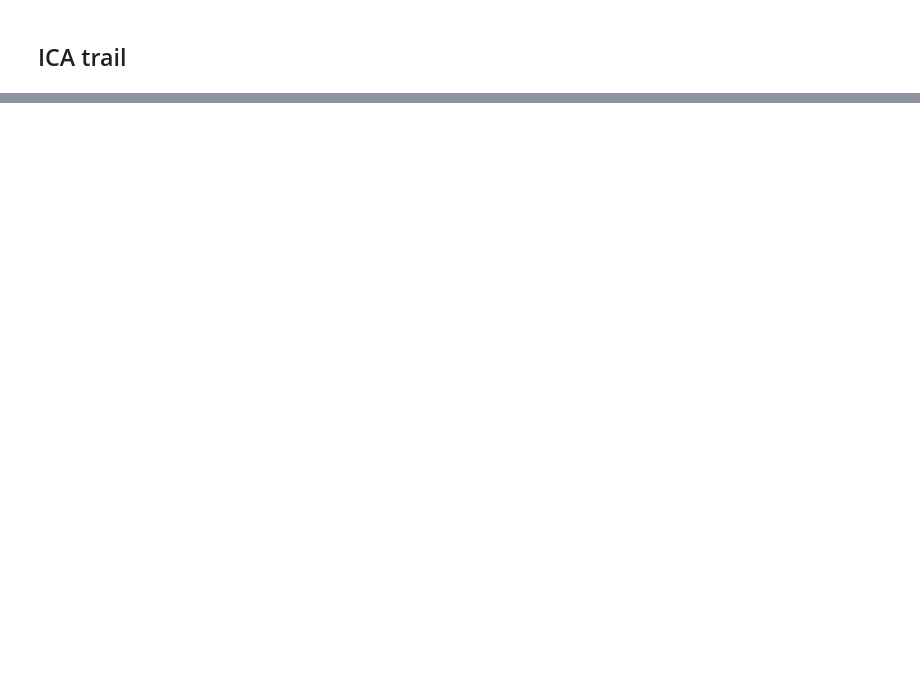
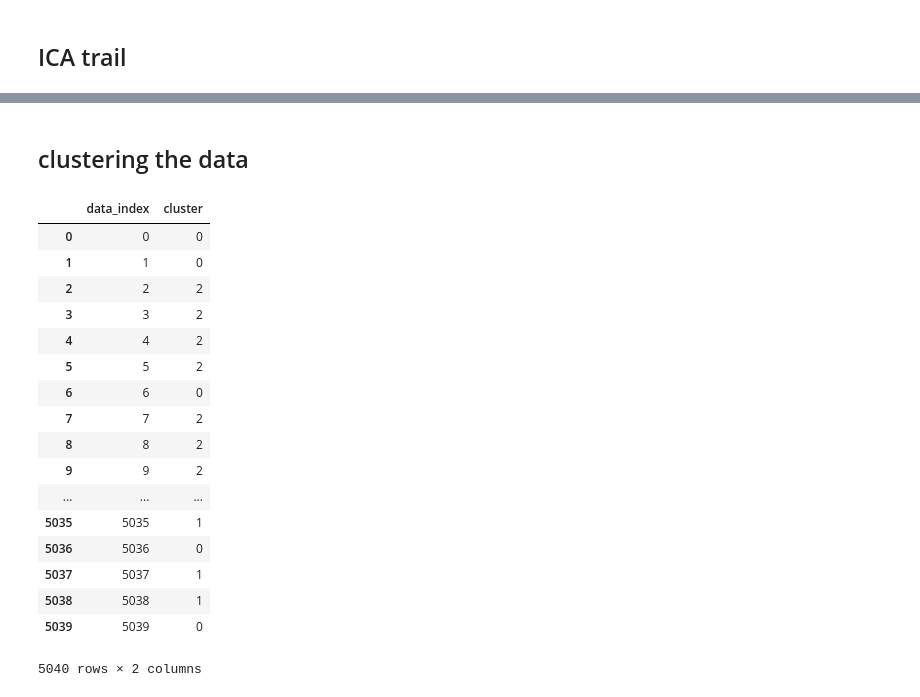
Before and after one commit to RoiPeleg/Datavis-project, a Jupyter notebook: hand recogntion.ipynb, the cells around one changed output, grey strips where cells are left out. Drawn from its saved outputs; the diff is of its cells as text; code cells hidden in the pictures; blank space fills up the shorter version.

Commit message:
clustering

```diff
--- a/hand recogntion.ipynb
+++ b/hand recogntion.ipynb
@@ -483,0 +484,30 @@ clf.score(x_t_test, y_test)
+# %% [markdown]
+## clustering the data
+# %%
+from sklearn.cluster import KMeans
+
+km = KMeans(n_clusters=3).fit(x_train)
+cluster_map = pd.DataFrame()
+cluster_map['data_index'] = x_train.index.values
+cluster_map['cluster'] = km.labels_
+# %%
+cluster_map
+# %% [output]
+|  | data_index | cluster |
+| 0 | 0 | 0 |
+| 1 | 1 | 0 |
+| 2 | 2 | 2 |
+| 3 | 3 | 2 |
+| 4 | 4 | 2 |
+| 5 | 5 | 2 |
+| 6 | 6 | 0 |
+| 7 | 7 | 2 |
+| 8 | 8 | 2 |
+| 9 | 9 | 2 |
+| ... | ... | ... |
+| 5035 | 5035 | 1 |
+| 5036 | 5036 | 0 |
+| 5037 | 5037 | 1 |
+| 5038 | 5038 | 1 |
+| 5039 | 5039 | 0 |
+5040 rows × 2 columns
```
Also changed, not shown: parts of 5 cells of this notebook.
